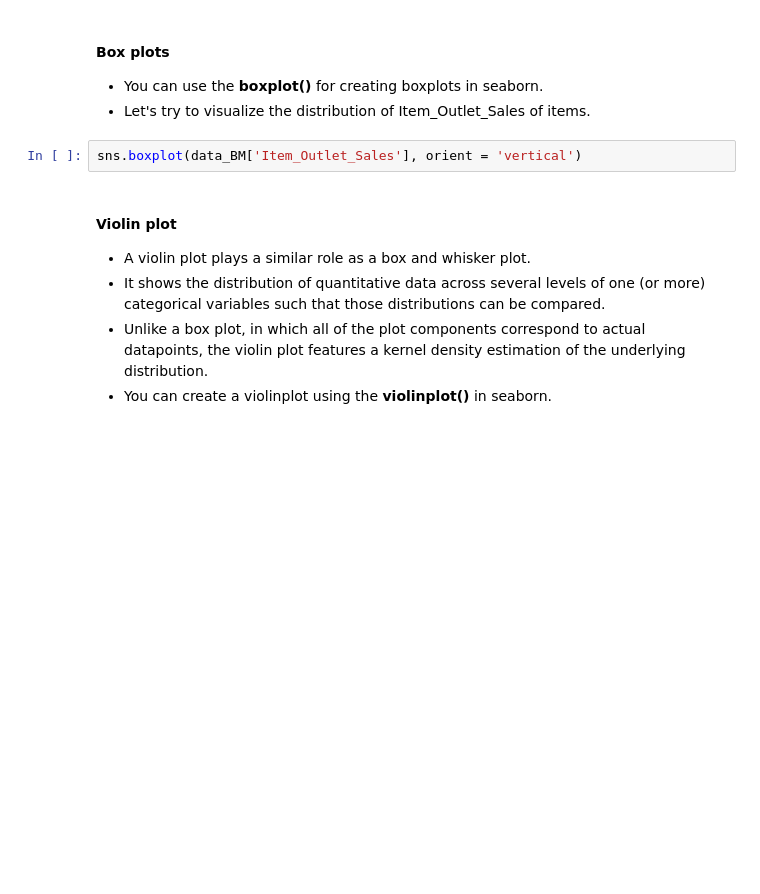
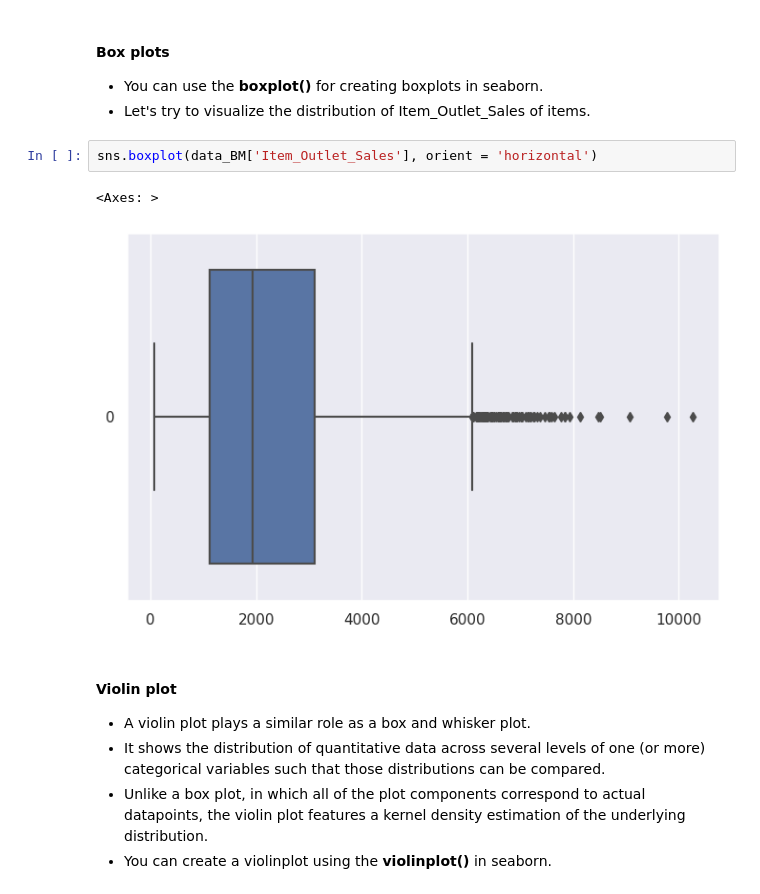
Before and after one commit to Adh101/TechAxis-Data-Science-with-Python-Notes, a Jupyter notebook: Data_Visualization_using_Seaborn.ipynb, the cells around one changed output. Drawn from its saved outputs; the diff is of its cells as text; blank space fills up the shorter version.

```diff
--- a/Data_Visualization_using_Seaborn.ipynb
+++ b/Data_Visualization_using_Seaborn.ipynb
@@ -81,7 +97,10 @@ sns.distplot(data_BM['Item_MRP'], bins = 20)
 - You can use the **boxplot()** for creating boxplots in seaborn.
 - Let's try to visualize the distribution of Item_Outlet_Sales of items.
 # %%
-sns.boxplot(data_BM['Item_Outlet_Sales'], orient = 'vertical')
+sns.boxplot(data_BM['Item_Outlet_Sales'], orient = 'horizontal')
+# %% [output]
+<Axes: >
+[figure, added]
 # %% [markdown]
 #### Violin plot
 
```
Also changed, not shown: parts of 37 cells of this notebook.
